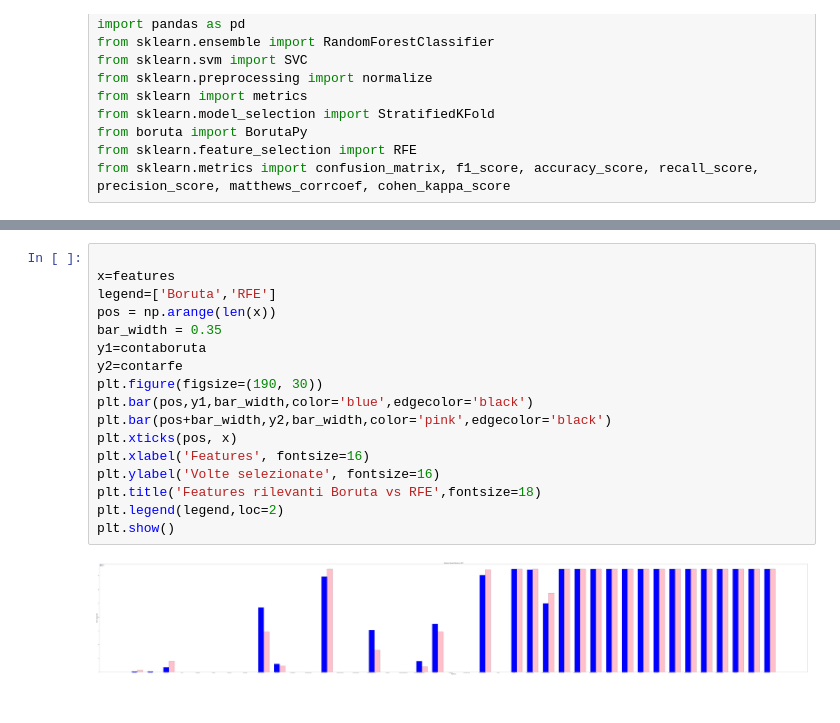
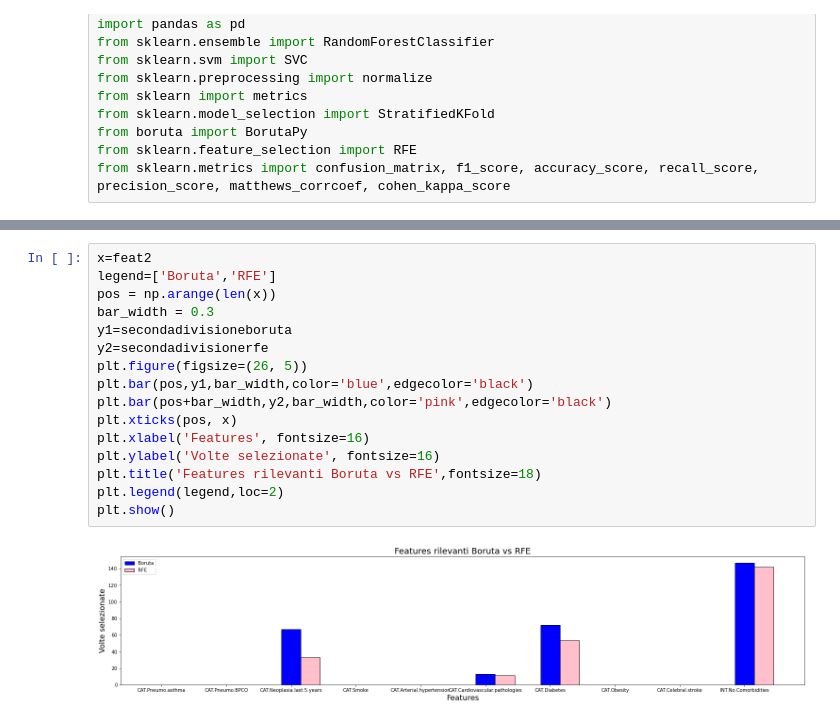
Before and after one commit to Farksrep/tirocinio, a Jupyter notebook: Boruta VS RFE con grafico.ipynb, the cells around one changed output, grey strips where cells are left out. Saved outputs shown, nothing was run; the diff lists cells and outputs as text.

```diff
--- a/Boruta VS RFE con grafico.ipynb
+++ b/Boruta VS RFE con grafico.ipynb
@@ -288,19 +348,18 @@ NUM.Haematocrit          150 1.0
 # %%
-
-x=features
+x=feat2
 legend=['Boruta','RFE']
 pos = np.arange(len(x))
-bar_width = 0.35
-y1=contaboruta
-y2=contarfe
-plt.figure(figsize=(190, 30))
+bar_width = 0.3
+y1=secondadivisioneboruta
+y2=secondadivisionerfe
+plt.figure(figsize=(26, 5))
 plt.bar(pos,y1,bar_width,color='blue',edgecolor='black')
 plt.bar(pos+bar_width,y2,bar_width,color='pink',edgecolor='black')
 plt.xticks(pos, x)
 plt.xlabel('Features', fontsize=16)
 plt.ylabel('Volte selezionate', fontsize=16)
 plt.title('Features rilevanti Boruta vs RFE',fontsize=18)
 plt.legend(legend,loc=2)
 plt.show()
 # %% [output]
-[figure, old version]
+[figure, new version]
```
Also changed, not shown: parts of 15 cells of this notebook.
